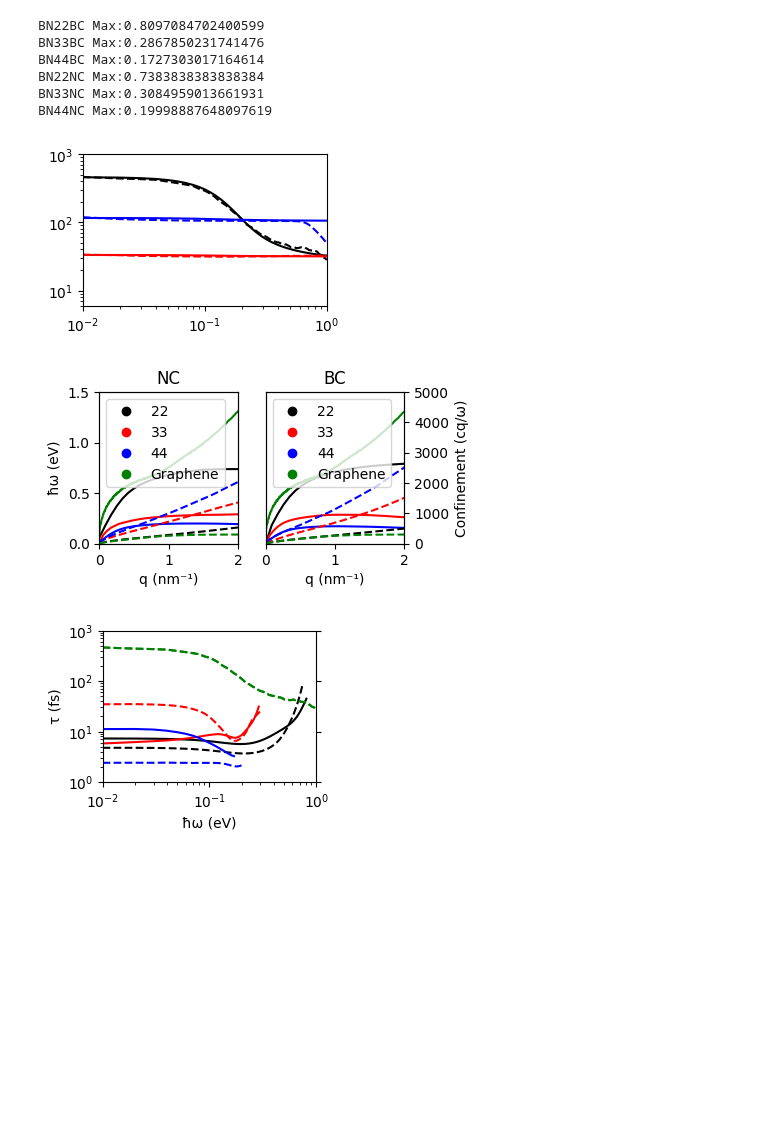
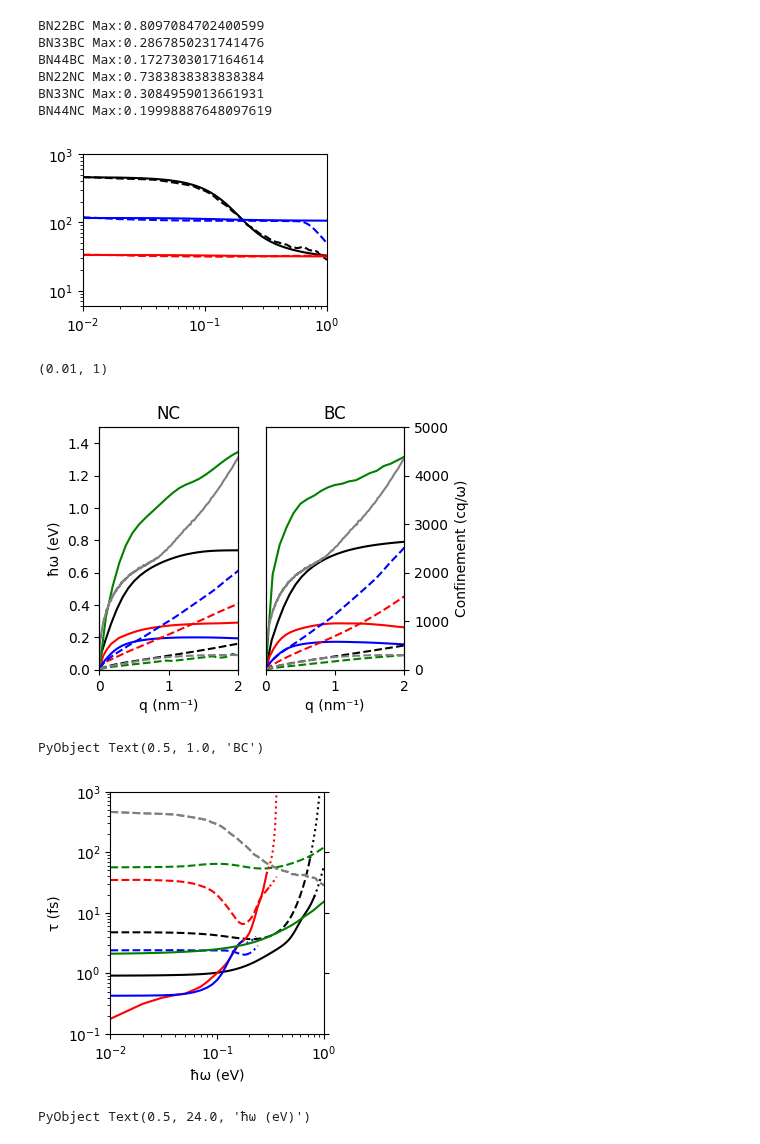
Before and after one commit to AliGhorashiCMT/Plasmons_Paper, a Jupyter notebook: Substitutional_Defects/Figure 2 and Supp Figures 3 and 4.ipynb, the cells around one changed output. Cells and saved outputs as stored; diff of their text form; code cells hidden in the pictures; blank space fills up the shorter version.

```diff
--- a/Substitutional_Defects/Figure 2 and Supp Figures 3 and 4.ipynb
+++ b/Substitutional_Defects/Figure 2 and Supp Figures 3 and 4.ipynb
@@ -36,5 +46,8 @@ qs22bc, plasmon22bc, confinements22bc = [x for x in eachcol(np.loadtxt("$bn22bc_
 qs33bc, plasmon33bc, confinements33bc = [x for x in eachcol(np.loadtxt("$bn33bc_dir/Wannier/Plasmon.txt"))];
 qs44bc, plasmon44bc, confinements44bc = [x for x in eachcol(np.loadtxt("$bn44bc_dir/Wannier/Plasmon.txt"))];
 
+qs3bc, plasmon3bc, confinements3bc = [x for x in eachcol(np.loadtxt("$bn3bc_dir/Wannier/Plasmon.txt"))];
+qs3nc, plasmon3nc, confinements3nc = [x for x in eachcol(np.loadtxt("$bn3nc_dir/Wannier/Plasmon.txt"))];
+
 graphene_qs, graphene_plasmon, graphene_confinements = [x for x in eachcol(np.loadtxt("$graphene_dir/Plasmon.txt"))];
 # %%
@@ -93,9 +148,10 @@ loglog(omegas, tau_argentene_allen, linestyle="dashed", color="blue")
 
 ylim(6, 1000)
 xlim(0.01, 1)
-savefig("Allen_v_Shankar.pdf")
+#savefig("Allen_v_Shankar.pdf")
 # %% [output]
 [figure]
+(0.01, 1)
 # %%
 # Figure 2
 # %%
@@ -106,80 +162,113 @@ lab33 = mlines.Line2D(Float64[], Float64[], marker="o", linestyle="None", color=
 lab44 = mlines.Line2D(Float64[], Float64[], marker="o", linestyle="None", color="blue");
 labgraphene = mlines.Line2D(Float64[], Float64[], marker="o", linestyle="None", color="green");
 
-figure(figsize=(10*cm, 5*cm))
+figure(figsize=(10*cm, 8*cm))
 subplot(1, 2, 1)
 ylim(0, 1.5)
 ylabel("ħω (eV)")
 plot(qs22nc*10, plasmon22nc, color="black")
 plot(qs33nc*10, plasmon33nc, color="red")
 plot(qs44nc*10, plasmon44nc, color="blue")
-plot(graphene_qs*10, graphene_plasmon, color="green")
+plot(qs3nc*10, plasmon3nc, color="green")
+plot(graphene_qs*10, graphene_plasmon, color="grey")
 
 xlabel("q (nm⁻¹)")
 xlim(0, 2)
 twinx()
 
 plot(qs22nc*10, confinements22nc, color="black", linestyle="dashed", label="22")
 plot(qs33nc*10, confinements33nc, color="red", linestyle="dashed", label="33")
 plot(qs44nc*10, confinements44nc, color="blue", linestyle="dashed", label="44")
-plot(graphene_qs*10, graphene_confinements, color="green", linestyle="dashed", label="labgraphene")
+plot(qs3nc*10, confinements3nc, color="green", linestyle="dashed", label="22")
+plot(graphene_qs*10, graphene_confinements, color="grey", linestyle="dashed", label="labgraphene")
 
 ylim(0, 5000)
 yticks([])
-legend(handles = [lab22, lab33, lab44, labgraphene], labels = ["22", "33", "44", "Graphene"])
+#legend(handles = [lab22, lab33, lab44, labgraphene], labels = ["22", "33", "44", "Graphene"])
 title("NC")
 
 subplot(1, 2, 2)
 yticks([])
 ylim(0, 1.5)
 plot(qs22bc*10, plasmon22bc, color="black")
 plot(qs33bc*10, plasmon33bc, color="red")
 plot(qs44bc*10, plasmon44bc, color="blue")
-plot(graphene_qs*10, collect(graphene_plasmon), color="green")
+plot(qs3bc*10, plasmon3bc, color="green")
+plot(graphene_qs*10, collect(graphene_plasmon), color="grey")
 
 xlabel("q (nm⁻¹)")
 xlim(0, 2)
 twinx()
+
 plot(qs22bc*10, confinements22bc, color="black", linestyle="dashed", label="22")
 plot(qs33bc*10, confinements33bc, color="red", linestyle="dashed", label="33")
 plot(qs44bc*10, confinements44bc, color="blue", linestyle="dashed", label="44")
-plot(graphene_qs*10, graphene_confinements, color="green", linestyle="dashed", label="graphene")
+plot(qs3bc*10, confinements3bc, color="green", linestyle="dashed", label="44")
+
+plot(graphene_qs*10, graphene_confinements, color="grey", linestyle="dashed", label="graphene")
 
 ylim(0, 5000)
 ylabel("Confinement (cq/ω)")
 title("BC")
 
-legend(handles = [lab22, lab33, lab44, labgraphene], labels = ["22", "33", "44", "Graphene"])
-savefig("AllPlasmons.pdf")
+#legend(handles = [lab22, lab33, lab44, labgraphene], labels = ["22", "33", "44", "Graphene"])
+#savefig("AllPlasmons.pdf")
 # %% [output]
-[figure, old version]
+[figure, new version]
+PyObject Text(0.5, 1.0, 'BC')
 # %%
+cm = 1/2.54
 lab22 = mlines.Line2D(Float64[], Float64[], marker="o", linestyle="None", color="black");
 lab33 = mlines.Line2D(Float64[], Float64[], marker="o", linestyle="None", color="red");
 lab44 = mlines.Line2D(Float64[], Float64[], marker="o", linestyle="None", color="blue");
 labAg = mlines.Line2D(Float64[], Float64[], marker="o", linestyle="None", color="green");
 
-figure(figsize=(7*cm, 5*cm))
+figure(figsize=(7*cm, 8*cm))
+
+#optional
+loglog(omegas[argmin(abs.(max22nc .- omegas)):end], tau22nc_allen[argmin(abs.(max22nc .- omegas)):end], color="black", linestyle="dotted")
+loglog(omegas[argmin(abs.(max33nc .- omegas)):argmin(abs.(max33nc_theoretical .- omegas))],
+    tau33nc_allen[argmin(abs.(max33nc .- omegas)):argmin(abs.(max33nc_theoretical .- omegas))], color="red", linestyle="dotted")
+loglog(omegas[argmin(abs.(max44nc .- omegas)):argmin(abs.(max44nc_theoretical .- omegas))],
+    tau44nc_allen[argmin(abs.(max44nc .- omegas)):argmin(abs.(max44nc_theoretical .- omegas))], color="blue", linestyle="dotted")
+
+#end optional
+
 loglog(omegas[1:argmin(abs.(max22nc .- omegas))], tau22nc_allen[1:argmin(abs.(max22nc .- omegas))], color="black", linestyle="dashed")
 loglog(omegas[1:argmin(abs.(max33nc .- omegas))], tau33nc_allen[1:argmin(abs.(max33nc .- omegas))], color="red", linestyle="dashed")
 loglog(omegas[1:argmin(abs.(max44nc .- omegas))], tau44nc_allen[1:argmin(abs.(max44nc .- omegas))], color="blue", linestyle="dashed")
-loglog(omegas, collect(tau_graphene_allen), color="green", linestyle="dashed")
+loglog(omegas, collect(tau_graphene_allen), color="grey", linestyle="dashed")
+loglog(omegas, tau3nc_allen, color="green", linestyle="dashed")
 
 xlabel("ħω (eV)")
 ylabel("τ (fs)")
+#optional
+
+#ylim(1, 1000)
 xlim(0.01, 1)
+ylim(0.1, 1000)
+tick_params(right=true)
+
+
+loglog(omegas[argmin(abs.(max22bc .- omegas)):end], tau22bc_allen[argmin(abs.(max22bc .- omegas)):end], color="black", linestyle="dotted")
+loglog(omegas[argmin(abs.(max33bc .- omegas)):argmin(abs.(max33bc_theoretical .- omegas))],
+    tau33bc_allen[argmin(abs.(max33bc .- omegas)):argmin(abs.(max33bc_theoretical .- omegas))], color="red", linestyle="dotted")
+loglog(omegas[argmin(abs.(max44bc .- omegas)):argmin(abs.(max44bc_theoretical .- omegas))],
+    tau44bc_allen[argmin(abs.(max44bc .- omegas)):argmin(abs.(max44bc_theoretical .- omegas))], color="blue", linestyle="dotted")
+
+#end optional
+
 loglog(omegas[1:argmin(abs.(max22bc .- omegas))], tau22bc_allen[1:argmin(abs.(max22bc .- omegas))], color="black", linestyle="solid")
 loglog(omegas[1:argmin(abs.(max33bc .- omegas))], tau33bc_allen[1:argmin(abs.(max33bc .- omegas))], color="red", linestyle="solid")
-loglog(omegas[1:argmin(abs.(max44bc .- omegas))], tau44bc_allen[1:argmin(abs.(max44bc .- omegas))], color="blue", linestyle="solid")
-loglog(omegas, tau_graphene_allen, color="green", linestyle="dashed")
+loglog(omegas[1:argmin(abs.(max44bc .- omegas))], smooth(collect(tau44bc_allen[1:argmin(abs.(max44bc .- omegas))]), win_len=10), color="blue", linestyle="solid")
+loglog(omegas, tau_graphene_allen, color="grey", linestyle="dashed")
+loglog(omegas, smooth(collect(tau3bc_allen)), color="green", linestyle="solid")
 
-ylim(1, 1000)
-xlim(0.01, 1)
-tick_params(right=true)
 xlabel("ħω (eV)")
-savefig("Alltaus_allen.pdf")
+#savefig("Alltaus_allen.pdf")
 # %% [output]
-[figure, old version]
+[figure, new version]
+PyObject Text(0.5, 24.0, 'ħω (eV)')
 # %%
 # Supplemental Figure 3
 cm = 1/2.54
```
Also changed, not shown: parts of 10 cells of this notebook.
